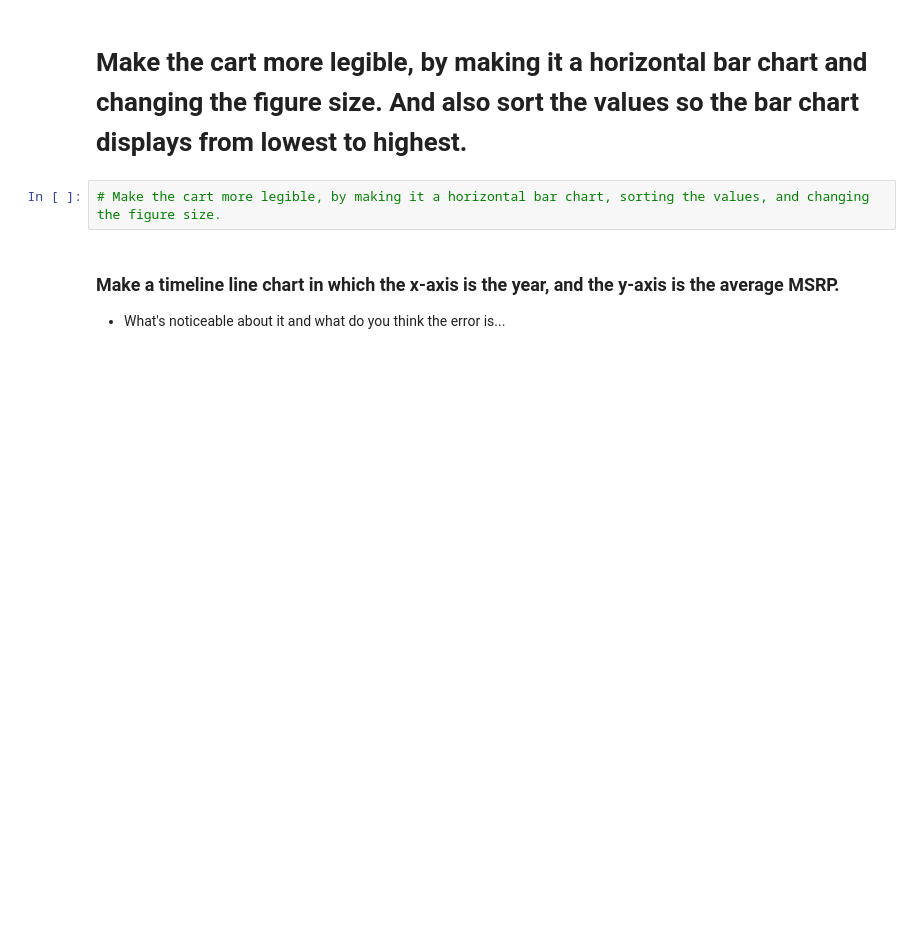
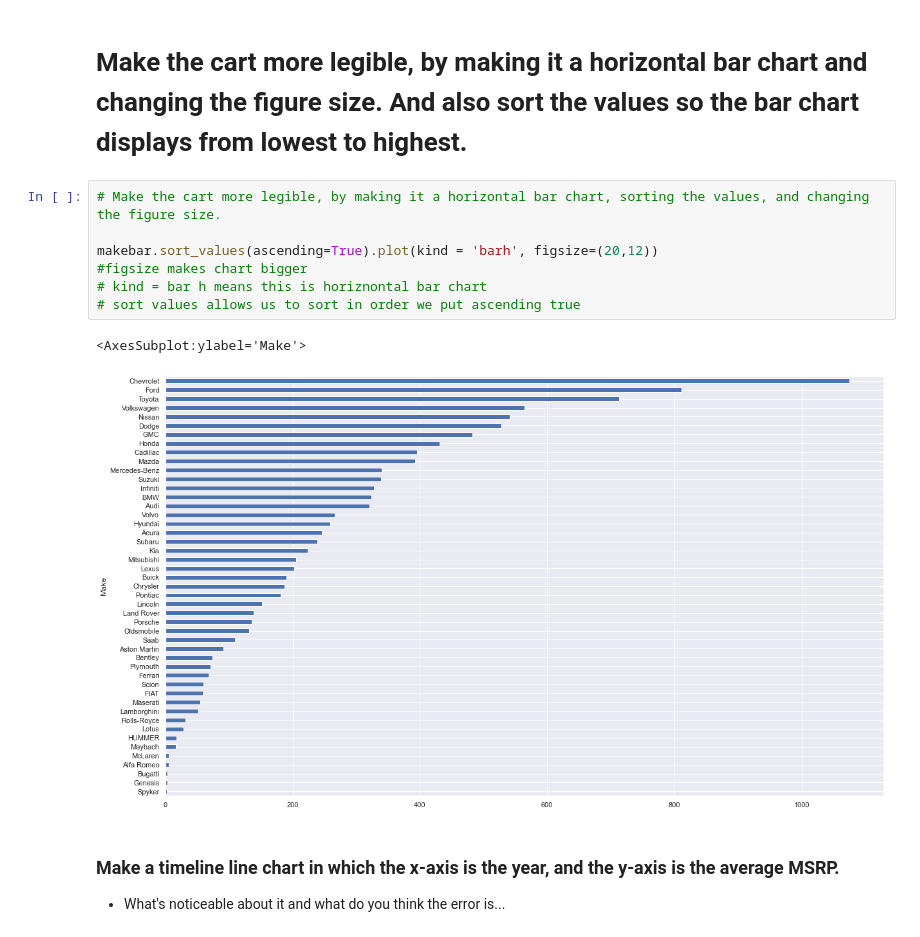
Before and after one commit to CenzOh/Python_Data_Science, a Jupyter notebook: Week-02-EDA/Exercise-EDA.ipynb, the cells around one changed output. Saved outputs shown, nothing was run; the diff lists cells and outputs as text; blank space fills up the shorter version.

```diff
--- a/Week-02-EDA/Exercise-EDA.ipynb
+++ b/Week-02-EDA/Exercise-EDA.ipynb
@@ -55,6 +157,14 @@ _Brand of car is the `Make` of the car._
 # Make the cart more legible, by making it a horizontal bar chart and changing the figure size.  And also sort the values so the bar chart displays from lowest to highest.
 # %%
 # Make the cart more legible, by making it a horizontal bar chart, sorting the values, and changing the figure size.
+
+makebar.sort_values(ascending=True).plot(kind = 'barh', figsize=(20,12))
+#figsize makes chart bigger
+# kind = bar h means this is horiznontal bar chart
+# sort values allows us to sort in order we put ascending true
+# %% [output]
+<AxesSubplot:ylabel='Make'>
+[figure, added]
 # %% [markdown]
 ### Make a timeline line chart in which the x-axis is the year, and the y-axis is the average MSRP.
 * What's noticeable about it and what do you think the error is...
```
Also changed, not shown: parts of 33 cells of this notebook.
